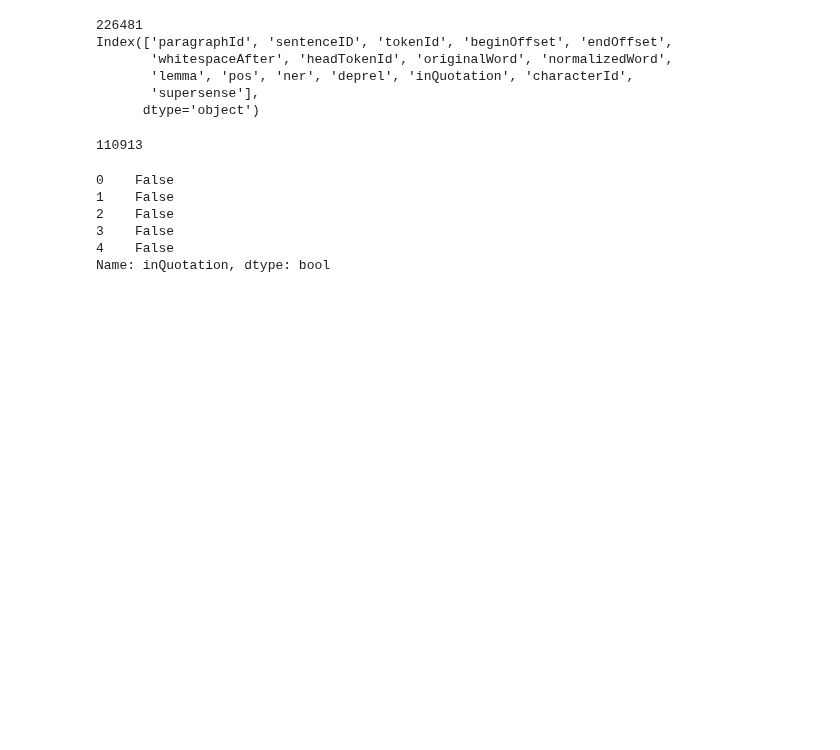
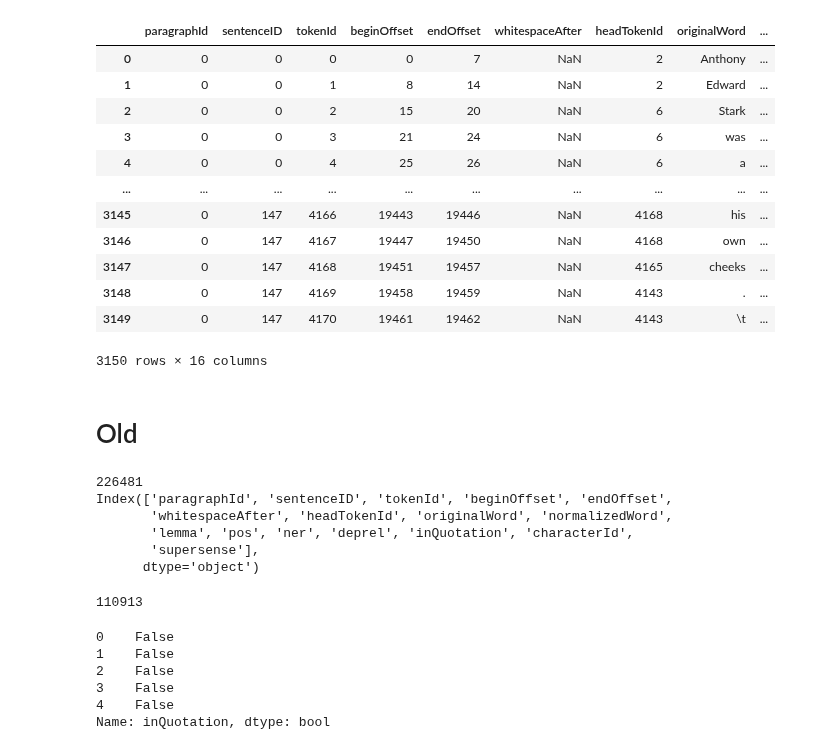
Before and after one commit to michaelmilleryoder/fanfiction-scripts, a Jupyter notebook: jupyter/booknlp.ipynb, the cells around one changed output. Cells and saved outputs as stored; diff of their text form; code cells hidden in the pictures; blank space fills up the shorter version.

```diff
--- a/jupyter/booknlp.ipynb
+++ b/jupyter/booknlp.ipynb
@@ -1,3 +79,24 @@
+# %%
+for i in range(0,4):
+    token_data.loc[(token_data['paragraphId']==0) & (token_data['tokenId']==i), 'characterId'] = 1
+
+token_data
+# %% [output]
+|  | paragraphId | sentenceID | tokenId | beginOffset | endOffset | whitespaceAfter | headTokenId | originalWord | ... |
+| 0 | 0 | 0 | 0 | 0 | 7 | NaN | 2 | Anthony | ... |
+| 1 | 0 | 0 | 1 | 8 | 14 | NaN | 2 | Edward | ... |
+| 2 | 0 | 0 | 2 | 15 | 20 | NaN | 6 | Stark | ... |
+| 3 | 0 | 0 | 3 | 21 | 24 | NaN | 6 | was | ... |
+| 4 | 0 | 0 | 4 | 25 | 26 | NaN | 6 | a | ... |
+| ... | ... | ... | ... | ... | ... | ... | ... | ... | ... |
+| 3145 | 0 | 147 | 4166 | 19443 | 19446 | NaN | 4168 | his | ... |
+| 3146 | 0 | 147 | 4167 | 19447 | 19450 | NaN | 4168 | own | ... |
+| 3147 | 0 | 147 | 4168 | 19451 | 19457 | NaN | 4165 | cheeks | ... |
+| 3148 | 0 | 147 | 4169 | 19458 | 19459 | NaN | 4143 | . | ... |
+| 3149 | 0 | 147 | 4170 | 19461 | 19462 | NaN | 4143 | \t | ... |
+3150 rows × 16 columns
+# %% [markdown]
+# Old
 # %%
 import pandas as pd
 import csv
```
Also changed, not shown: parts of 6 cells of this notebook, 2 other files.
